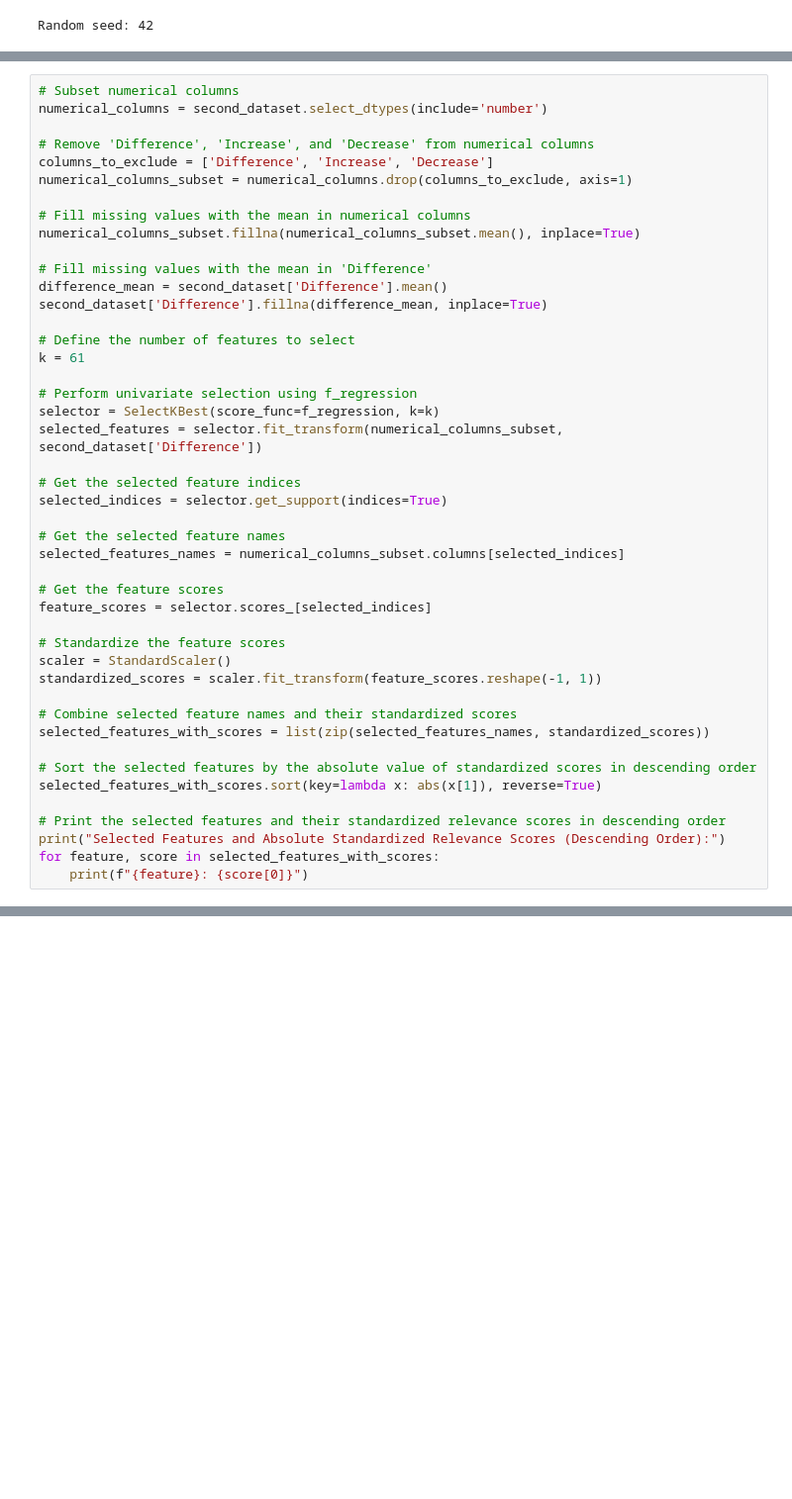
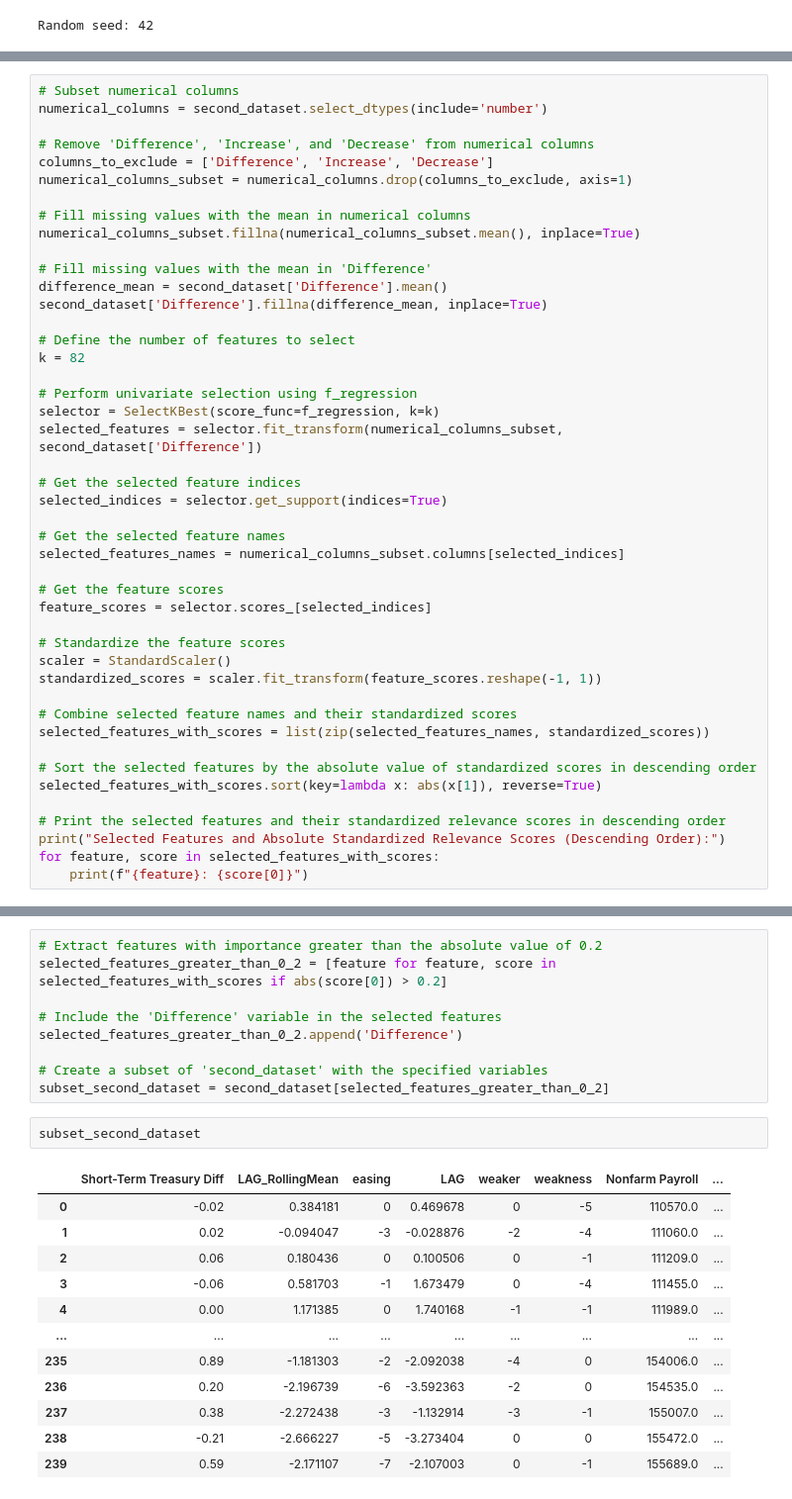
Before and after one commit to abactat/FOMC_Sentiment_Analysis, a Jupyter notebook: notebooks/Model Data Augmentation.ipynb, the cells around one changed output, grey strips where cells are left out. Shown at 99% size. Cells and saved outputs as stored; diff of their text form; blank space fills up the shorter version.

```diff
--- a/notebooks/Model Data Augmentation.ipynb
+++ b/notebooks/Model Data Augmentation.ipynb
@@ -747,7 +749,7 @@ difference_mean = second_dataset['Difference'].mean()
 second_dataset['Difference'].fillna(difference_mean, inplace=True)
 
 # Define the number of features to select
-k = 61
+k = 82
 
 # Perform univariate selection using f_regression
 selector = SelectKBest(score_func=f_regression, k=k)
@@ -796,0 +799,24 @@ LEI_RollingMean: -0.044658632989592946
+# %%
+# Extract features with importance greater than the absolute value of 0.2
+selected_features_greater_than_0_2 = [feature for feature, score in selected_features_with_scores if abs(score[0]) > 0.2]
+
+# Include the 'Difference' variable in the selected features
+selected_features_greater_than_0_2.append('Difference')
+
+# Create a subset of 'second_dataset' with the specified variables
+subset_second_dataset = second_dataset[selected_features_greater_than_0_2]
+# %%
+subset_second_dataset
+# %% [output]
+|  | Short-Term Treasury Diff | LAG_RollingMean | easing | LAG | weaker | weakness | Nonfarm Payroll | ... |
+| 0 | -0.02 | 0.384181 | 0 | 0.469678 | 0 | -5 | 110570.0 | ... |
+| 1 | 0.02 | -0.094047 | -3 | -0.028876 | -2 | -4 | 111060.0 | ... |
+| 2 | 0.06 | 0.180436 | 0 | 0.100506 | 0 | -1 | 111209.0 | ... |
+| 3 | -0.06 | 0.581703 | -1 | 1.673479 | 0 | -4 | 111455.0 | ... |
+| 4 | 0.00 | 1.171385 | 0 | 1.740168 | -1 | -1 | 111989.0 | ... |
+| ... | ... | ... | ... | ... | ... | ... | ... | ... |
+| 235 | 0.89 | -1.181303 | -2 | -2.092038 | -4 | 0 | 154006.0 | ... |
+| 236 | 0.20 | -2.196739 | -6 | -3.592363 | -2 | 0 | 154535.0 | ... |
+| 237 | 0.38 | -2.272438 | -3 | -1.132914 | -3 | -1 | 155007.0 | ... |
+| 238 | -0.21 | -2.666227 | -5 | -3.273404 | 0 | 0 | 155472.0 | ... |
+| 239 | 0.59 | -2.171107 | -7 | -2.107003 | 0 | -1 | 155689.0 | ... |
```
Also changed, not shown: parts of 23 cells of this notebook, 7 other files.
